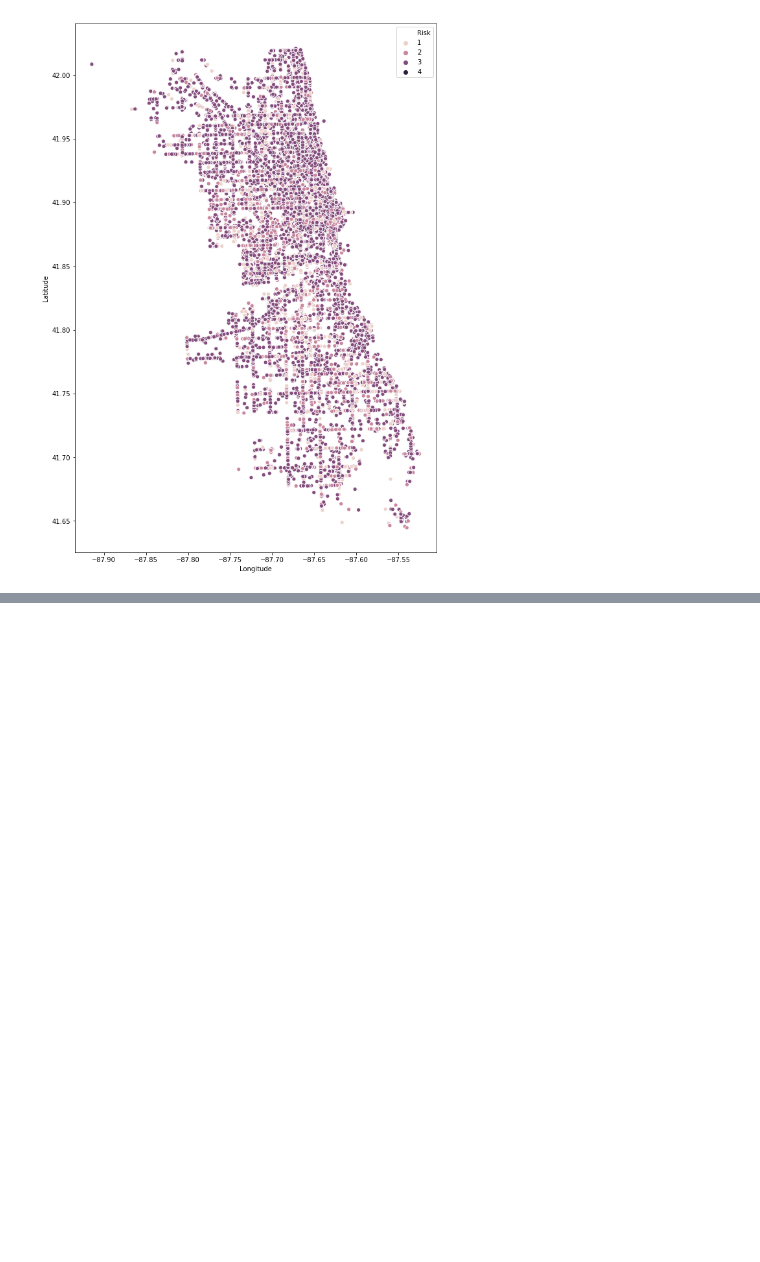
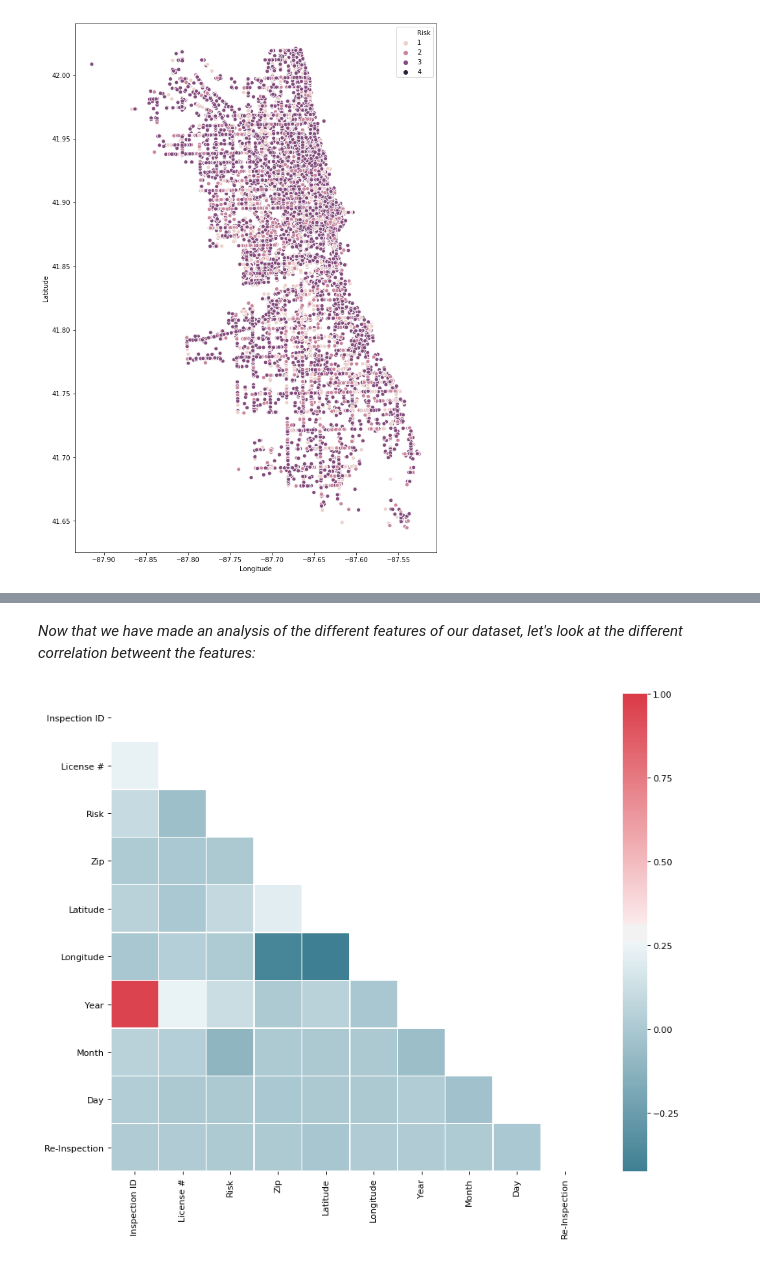
Before and after one commit to pierreschutz/ADA_Project, a Jupyter notebook: food_inspections.ipynb, the cells around one changed output, grey strips where cells are left out. Cells and saved outputs as stored; diff of their text form; code cells hidden in the pictures; blank space fills up the shorter version.

```diff
--- a/food_inspections.ipynb
+++ b/food_inspections.ipynb
@@ -1088,0 +1130,21 @@ sns.scatterplot(x='Longitude',y='Latitude', hue='Risk' ,data=inspection_data_eda
+# %% [markdown]
+_Now that we have made an analysis of the different features of our dataset, let's look at the different correlation betweent the features:_
+# %%
+# Create the matrix and the figure.
+f, ax = plt.subplots(figsize = (14, 10), dpi = 80)
+corr = inspection_data_eda.corr()
+
+# Create the mask to hide the duplicated cells.
+mask = np.zeros_like(corr)
+mask[np.triu_indices_from(mask)] = True
+
+# Create the heatmap with the correlation matrix data
+sns.heatmap(corr,
+            mask = mask,
+            cmap = sns.diverging_palette(220, 10, as_cmap = True),
+            square = True,
+            linewidths = 0.2,
+            ax = ax)
+plt.show()
+# %% [output]
+[figure, added]
```
Also changed, not shown: parts of 28 cells of this notebook.
